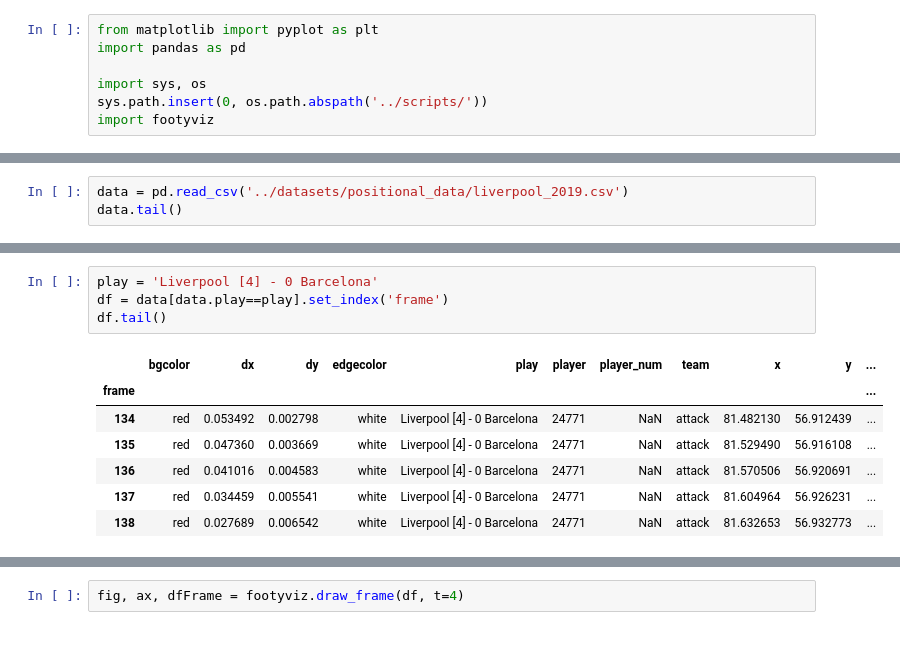
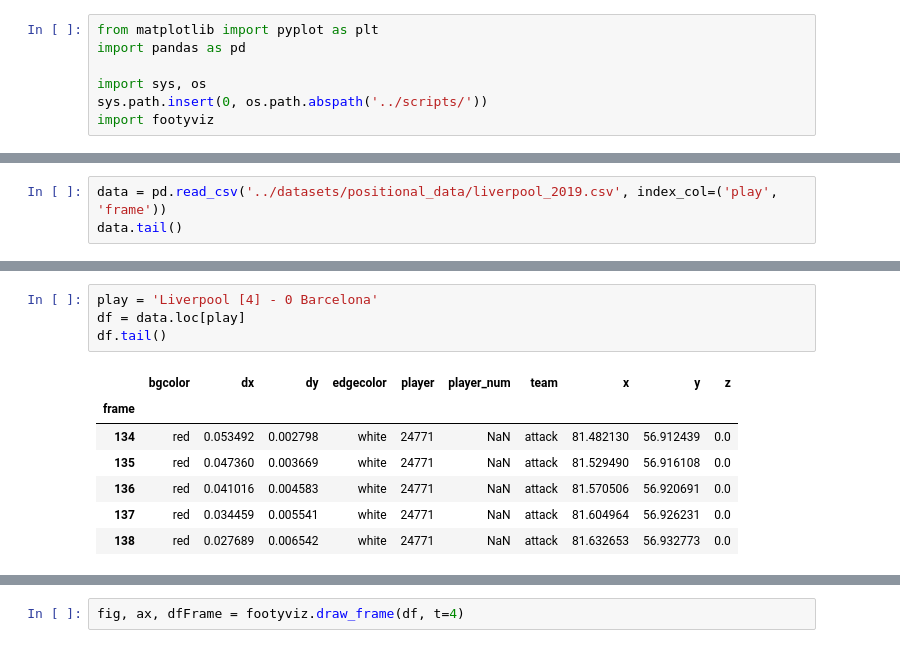
Before and after one commit to rjtavares/football-crunching, a Jupyter notebook: notebooks/basics of editing with moviepy.ipynb, the cells around one changed output, grey strips where cells are left out. Cells and saved outputs as stored; diff of their text form.

```diff
--- a/notebooks/basics of editing with moviepy.ipynb
+++ b/notebooks/basics of editing with moviepy.ipynb
@@ -8,4 +10,4 @@ import footyviz
 # %%
-data = pd.read_csv('../datasets/positional_data/liverpool_2019.csv')
+data = pd.read_csv('../datasets/positional_data/liverpool_2019.csv', index_col=('play', 'frame'))
 data.tail()
 # %% [output]
@@ -31,12 +36,12 @@ array(['Liverpool [3] - 0 Bournemouth', 'Bayern 0 - [1] Liverpool',
 # %%
 play = 'Liverpool [4] - 0 Barcelona'
-df = data[data.play==play].set_index('frame')
+df = data.loc[play]
 df.tail()
 # %% [output]
-|  | bgcolor | dx | dy | edgecolor | play | player | player_num | team | x | y | ... |
-| frame |  |  |  |  |  |  |  |  |  |  | ... |
-| 134 | red | 0.053492 | 0.002798 | white | Liverpool [4] - 0 Barcelona | 24771 | NaN | attack | 81.482130 | 56.912439 | ... |
-| 135 | red | 0.047360 | 0.003669 | white | Liverpool [4] - 0 Barcelona | 24771 | NaN | attack | 81.529490 | 56.916108 | ... |
-| 136 | red | 0.041016 | 0.004583 | white | Liverpool [4] - 0 Barcelona | 24771 | NaN | attack | 81.570506 | 56.920691 | ... |
-| 137 | red | 0.034459 | 0.005541 | white | Liverpool [4] - 0 Barcelona | 24771 | NaN | attack | 81.604964 | 56.926231 | ... |
-| 138 | red | 0.027689 | 0.006542 | white | Liverpool [4] - 0 Barcelona | 24771 | NaN | attack | 81.632653 | 56.932773 | ... |
+|  | bgcolor | dx | dy | edgecolor | player | player_num | team | x | y | z |
+| frame |  |  |  |  |  |  |  |  |  |  |
+| 134 | red | 0.053492 | 0.002798 | white | 24771 | NaN | attack | 81.482130 | 56.912439 | 0.0 |
+| 135 | red | 0.047360 | 0.003669 | white | 24771 | NaN | attack | 81.529490 | 56.916108 | 0.0 |
+| 136 | red | 0.041016 | 0.004583 | white | 24771 | NaN | attack | 81.570506 | 56.920691 | 0.0 |
+| 137 | red | 0.034459 | 0.005541 | white | 24771 | NaN | attack | 81.604964 | 56.926231 | 0.0 |
+| 138 | red | 0.027689 | 0.006542 | white | 24771 | NaN | attack | 81.632653 | 56.932773 | 0.0 |
```
Also changed, not shown: parts of 17 cells of this notebook, 1 other file.
